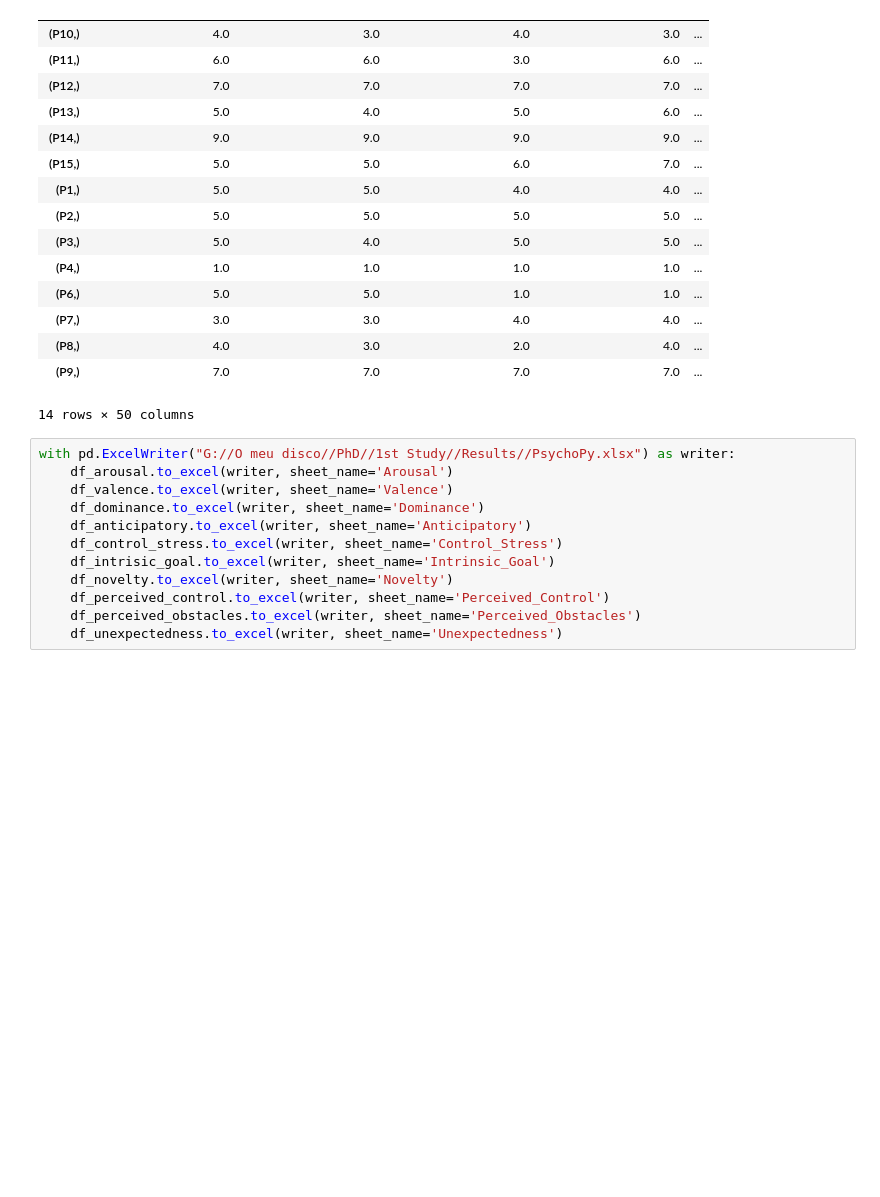
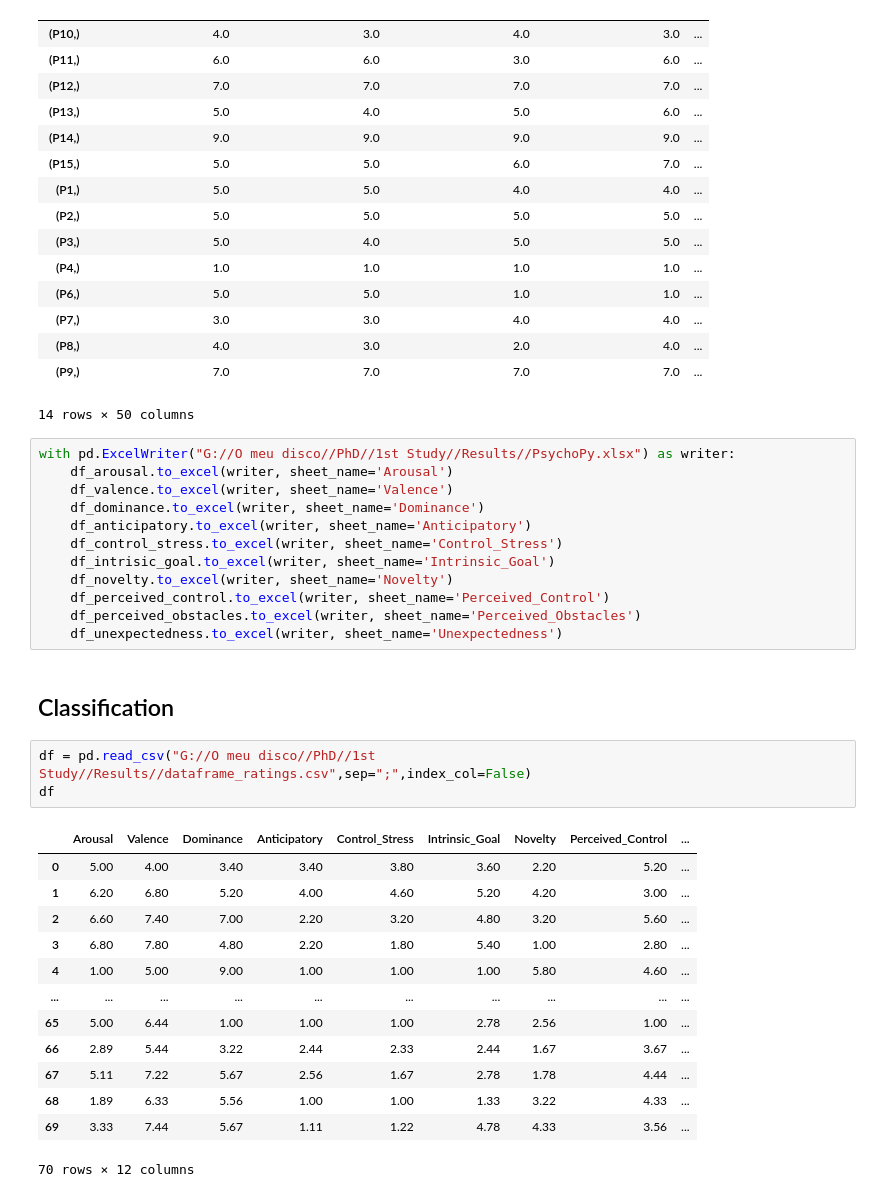
Before and after one commit to rodrigolima6/Physiological_Data, a Jupyter notebook: PsychoPy_Data.ipynb, the cells around one changed output. Saved outputs shown, nothing was run; the diff lists cells and outputs as text; blank space fills up the shorter version.

Commit message:
Start Classification Algorithms

```diff
--- a/PsychoPy_Data.ipynb
+++ b/PsychoPy_Data.ipynb
@@ -115,3 +115,22 @@ with pd.ExcelWriter("G://O meu disco//PhD//1st Study//Results//PsychoPy.xlsx") a
     df_perceived_control.to_excel(writer, sheet_name='Perceived_Control')
     df_perceived_obstacles.to_excel(writer, sheet_name='Perceived_Obstacles')
     df_unexpectedness.to_excel(writer, sheet_name='Unexpectedness')
+# %% [markdown]
+## Classification
+# %%
+df = pd.read_csv("G://O meu disco//PhD//1st Study//Results//dataframe_ratings.csv",sep=";",index_col=False)
+df
+# %% [output]
+|  | Arousal | Valence | Dominance | Anticipatory | Control_Stress | Intrinsic_Goal | Novelty | Perceived_Control | ... |
+| 0 | 5.00 | 4.00 | 3.40 | 3.40 | 3.80 | 3.60 | 2.20 | 5.20 | ... |
+| 1 | 6.20 | 6.80 | 5.20 | 4.00 | 4.60 | 5.20 | 4.20 | 3.00 | ... |
+| 2 | 6.60 | 7.40 | 7.00 | 2.20 | 3.20 | 4.80 | 3.20 | 5.60 | ... |
+| 3 | 6.80 | 7.80 | 4.80 | 2.20 | 1.80 | 5.40 | 1.00 | 2.80 | ... |
+| 4 | 1.00 | 5.00 | 9.00 | 1.00 | 1.00 | 1.00 | 5.80 | 4.60 | ... |
+| ... | ... | ... | ... | ... | ... | ... | ... | ... | ... |
+| 65 | 5.00 | 6.44 | 1.00 | 1.00 | 1.00 | 2.78 | 2.56 | 1.00 | ... |
+| 66 | 2.89 | 5.44 | 3.22 | 2.44 | 2.33 | 2.44 | 1.67 | 3.67 | ... |
+| 67 | 5.11 | 7.22 | 5.67 | 2.56 | 1.67 | 2.78 | 1.78 | 4.44 | ... |
+| 68 | 1.89 | 6.33 | 5.56 | 1.00 | 1.00 | 1.33 | 3.22 | 4.33 | ... |
+| 69 | 3.33 | 7.44 | 5.67 | 1.11 | 1.22 | 4.78 | 4.33 | 3.56 | ... |
+70 rows × 12 columns
```
